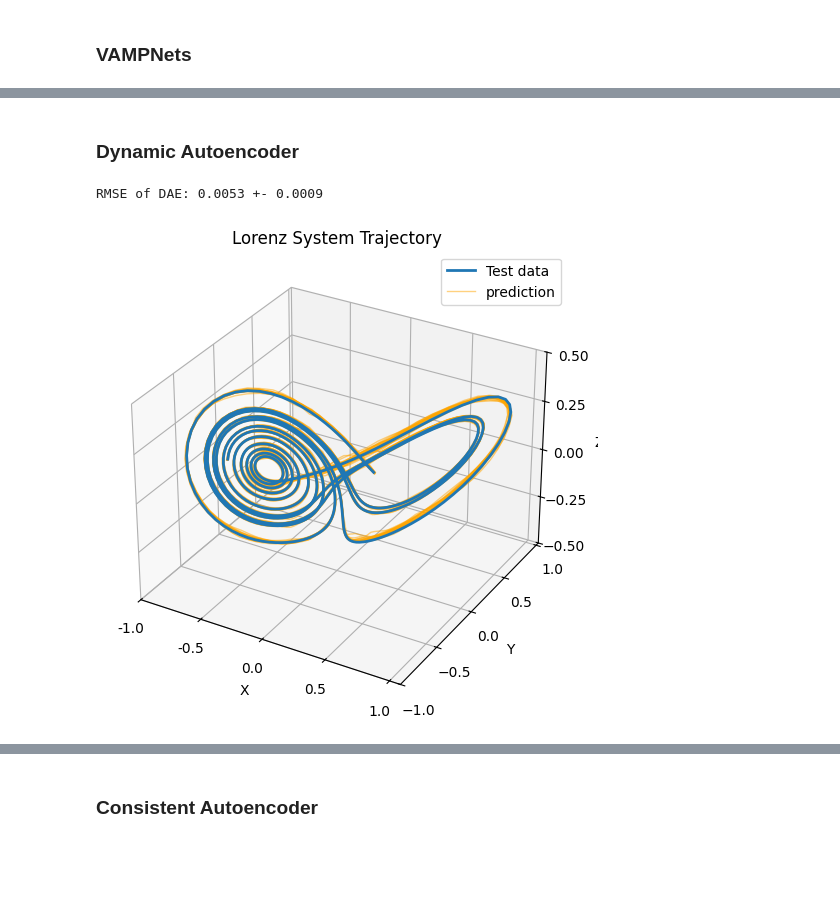
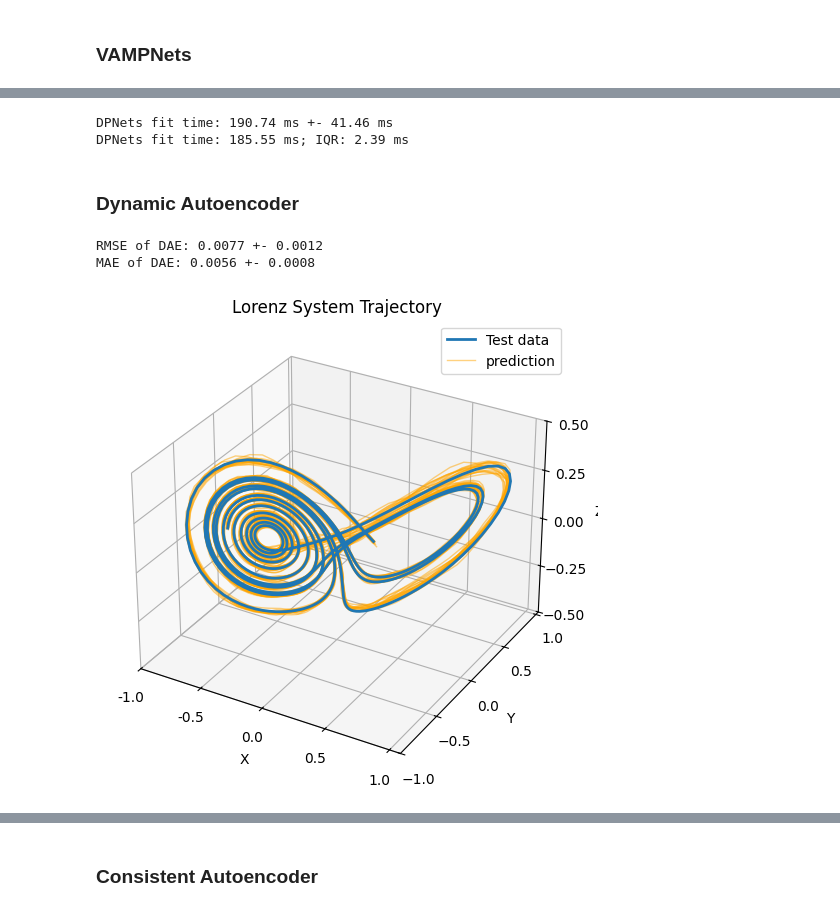
Before and after one commit to pietronvll/encoderops, a Jupyter notebook: exps/lorenz63/analysis.ipynb, the cells around one changed output, grey strips where cells are left out. Drawn from its saved outputs; the diff is of its cells as text; code cells hidden in the pictures; blank space fills up the shorter version.

```diff
--- a/exps/lorenz63/analysis.ipynb
+++ b/exps/lorenz63/analysis.ipynb
@@ -689,26 +773,68 @@ plt.show()
+# %%
+n_models = 20
+
+timings = []
+for seed in np.arange(n_models):
+    run_name = f"DPNets_rep{seed}"
+
+    # Find the run with that name
+    runs = api.runs(project_path)
+    target_run = None
+    for run in runs:
+        if run.name == run_name:
+            target_run = run
+            break
+
+    timings.append(target_run.history(keys=['epoch_time']).values[:,-1])
+
+timings = np.array(timings) * 1000  # Convert to milliseconds
+print(f"DPNets fit time: {np.mean(timings):.2f} ms +- {np.std(timings):.2f} ms")
+IQR = iqr(timings)
+print(f"DPNets fit time: {np.median(timings):.2f} ms; IQR: {IQR:.2f} ms")
+# %% [output]
+DPNets fit time: 190.74 ms +- 41.46 ms
+DPNets fit time: 185.55 ms; IQR: 2.39 ms
 # %% [markdown]
 ### Dynamic Autoencoder
 # %%
 from exps.lorenz63.dae import DynamicAE
 from exps.lorenz63.trainer_DAE import MLPEncoder, MLPDecoder
 # %%
+from kooplearn.models.ae.utils import encode_contexts
+from kooplearn.nn.data import collate_context_dataset
+from torch import nn
+
+def recompute_evolution_operator(feature_map, train_ctxs):
+    train_dl = DataLoader(
+            train_ctxs,
+            batch_size = len(train_ctxs),
+            shuffle=False,
+            collate_fn=collate_context_dataset,
+            num_workers=1,
+            )
+
+    for batch in train_dl:
+        encoded_batch = encode_contexts(batch, feature_map.lightning_module.encoder)
+
+    emb_X = encoded_batch.data[:, 0, ...]
+    emb_Y = encoded_batch.data[:, 1, ...]
+    K = (torch.linalg.lstsq(emb_X, emb_Y).solution).T
+
+    feature_map.lightning_module.evolution_operator = nn.Parameter(K)
+
+    return feature_map
+
 def model_validation(model):
     predictions = (model.predict(test_ctxs, t=1)).reshape(-1, n_vars)
-    rmse = RMSE(predictions, truth)
-    return {'rmse': rmse, 'predictions': predictions}
-
-def multistep_forecasting(model, timesteps=timesteps):
-    predictions = []
-    for t in range(timesteps):
-        predictions.append((model.predict(test_ctxs[0], t=t+1)).reshape(-1, n_vars))
-    predictions = np.array(predictions).squeeze()
-    rmse = RMSE(predictions, truth[:timesteps])
-    return {'rmse': rmse, 'predictions': predictions}
+    rmse = RMSE(predictions, ground_truth)
+    mae = MAE(predictions, ground_truth)
+    return {'rmse': rmse, 'mae': mae, 'predictions': predictions, 'truth': ground_truth}
 # %%
 subdir = "lorenz63/DAE"
 n_models = 20
 
 rmse = []
+mae = []
 predictions = []
 for i in range(n_models):
     filename = f"DAE_rep{i}.pt"
@@ -718,34 +844,38 @@ for i in range(n_models):
             filename=path_in_repo,
             repo_type="model")
     feature_map = DynamicAE.load(ckpt_path)
+    feature_map = recompute_evolution_operator(feature_map, train_ctxs)
     results = model_validation(feature_map)
     predictions.append(results['predictions'])
     rmse.append(results['rmse'])
+    mae.append(results['mae'])
 print(f'RMSE of DAE: {np.mean(rmse):.4f} +- {np.std(rmse):.4f}')
+print(f'MAE of DAE: {np.mean(mae):.4f} +- {np.std(mae):.4f}')
 # %% [output]
-RMSE of DAE: 0.0053 +- 0.0009
+RMSE of DAE: 0.0077 +- 0.0012
+MAE of DAE: 0.0056 +- 0.0008
 # %%
 fig = plt.figure(figsize=(6,6))
 ax = fig.add_subplot(111, projection='3d')
 
 for i, pred in enumerate(predictions):
     if i == 0:
         ax.plot(pred[:,0], pred[:,1], pred[:,2], lw=1, alpha=.5, label='prediction', color='orange')
     else:
         ax.plot(pred[:,0], pred[:,1], pred[:,2], lw=1, alpha=.5, label='_nolegend_', color='orange')
-ax.plot(truth[:,0], truth[:,1], truth[:,2], lw=2, label='Test data')
+ax.plot(ground_truth[:,0], ground_truth[:,1], ground_truth[:,2], lw=2, label='Test data')
 ax.set_title("Lorenz System Trajectory")
 ax.set_xlabel("X")
 ax.set_xticks(np.linspace(-1,1,5),)
 ax.set_xticklabels(np.linspace(-1,1,5))
 ax.set_ylabel("Y")
 ax.set_yticks(np.linspace(-1,1,5))
 ax.set_zlabel("Z")
 ax.set_zticks(np.linspace(-.5,.5,5))
 
 plt.legend(['prediction', 'Test data'])
 handles, labels = ax.get_legend_handles_labels()
 ax.legend(handles[::-1], labels[::-1])
 plt.show()
 # %% [output]
-[figure, old version]
+[figure, new version]
```
Also changed, not shown: parts of 52 cells of this notebook.
